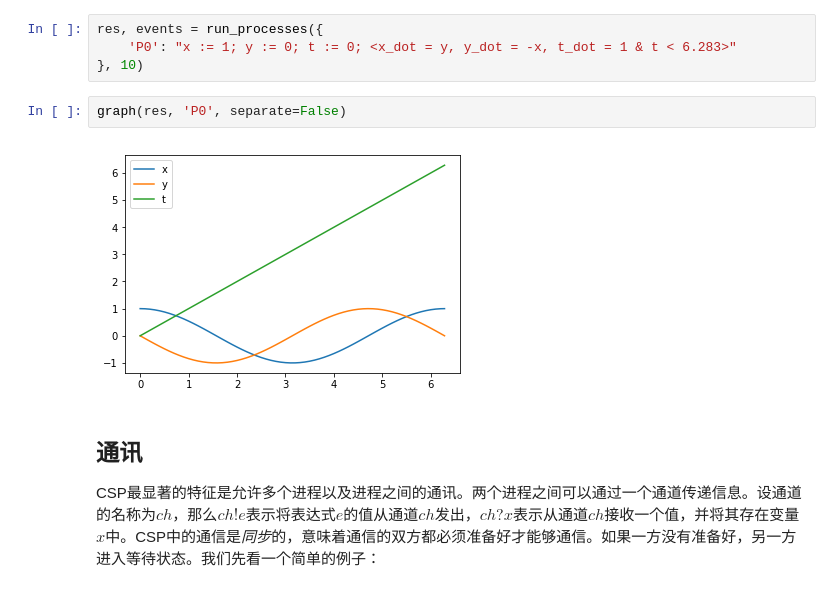
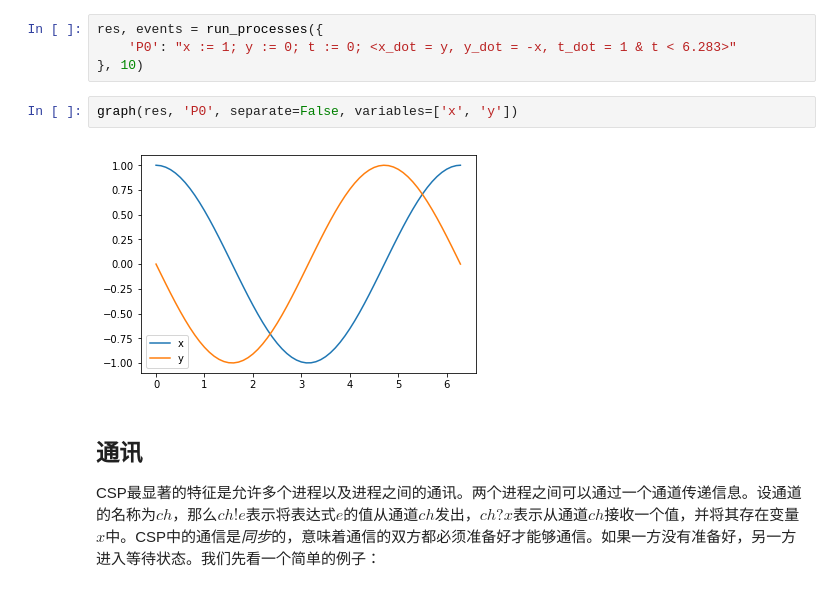
Before and after one commit to bzhan/mars, a Jupyter notebook: Tutorial.ipynb, the cells around one changed output. Saved outputs shown, nothing was run; the diff lists cells and outputs as text.

```diff
--- a/Tutorial.ipynb
+++ b/Tutorial.ipynb
@@ -111,9 +111,9 @@ res, events = run_processes({
     'P0': "x := 1; y := 0; t := 0; <x_dot = y, y_dot = -x, t_dot = 1 & t < 6.283>"
 }, 10)
 # %%
-graph(res, 'P0', separate=False)
+graph(res, 'P0', separate=False, variables=['x', 'y'])
 # %% [output]
-[figure, old version]
+[figure, new version]
 # %% [markdown]
 ## 通讯
 
```
Also changed, not shown: parts of 29 cells of this notebook, 1 other file.
